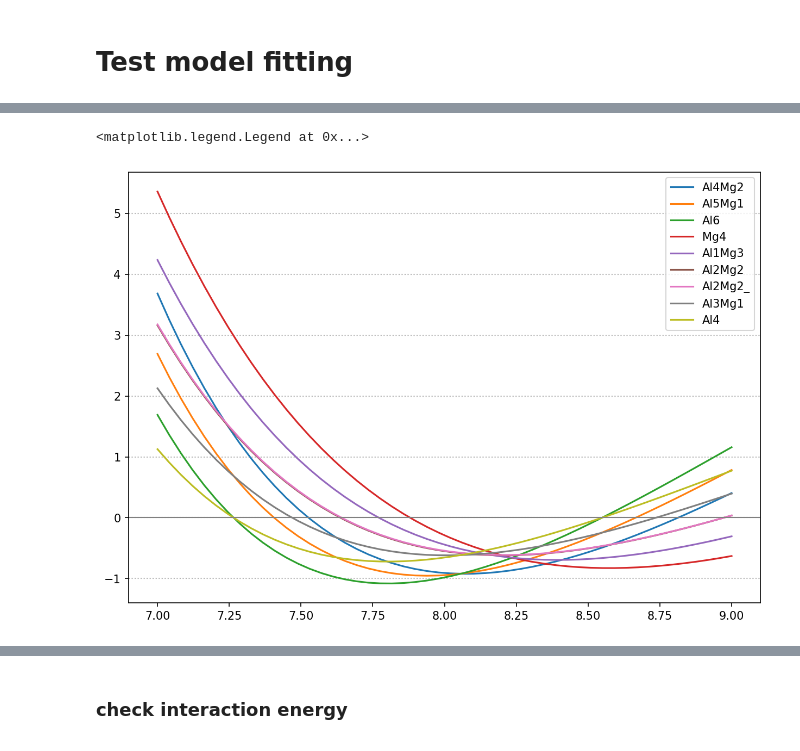
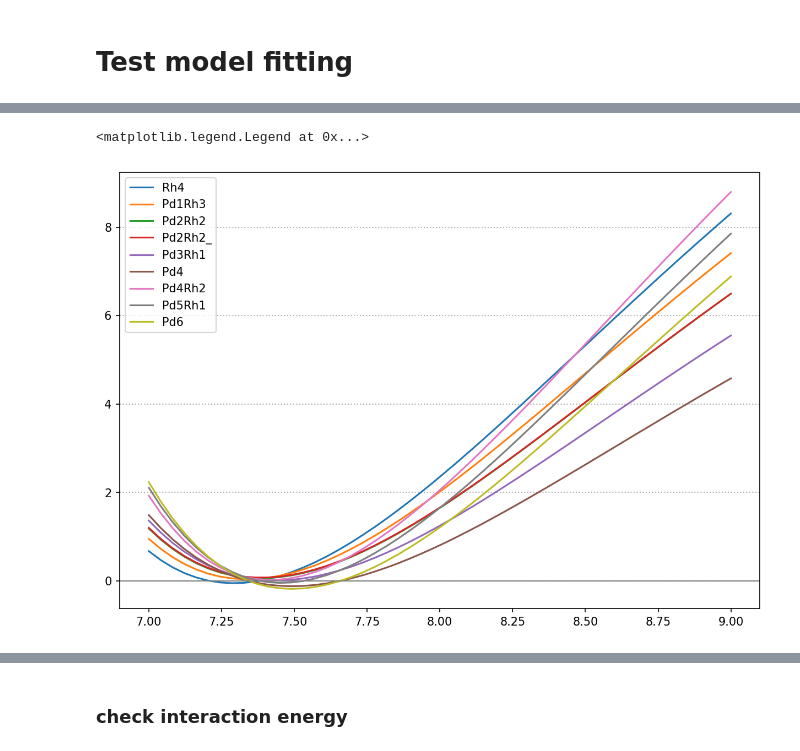
Before and after one commit to kidddddd1984/CVM, a Jupyter notebook: samples/tetrahedron.ipynb, the cells around one changed output, grey strips where cells are left out. Cells and saved outputs as stored; diff of their text form; code cells hidden in the pictures.

```diff
--- a/samples/tetrahedron.ipynb
+++ b/samples/tetrahedron.ipynb
@@ -75,8 +76,8 @@ def process(meta, *results, experiment=None):
 # %% [markdown]
 # Reading input set
 # %%
-tetra = Tetrahedron.from_input_set('AlMg')
-# tetra = Tetrahedron.from_input_set('PdRh')
+# tetra = Tetrahedron.from_input_set('AlMg')
+tetra = Tetrahedron.from_input_set('PdRh')
 
 with cvm_context(simple_print='True'):
     print(tetra)
@@ -129,21 +178,19 @@ The results are shifted by stripping the values of minimum energy of *Host* and
 # %%
-from collections import OrderedDict
-
 plt.figure(figsize=(10, 7), dpi=150)
 
 # ls = np.linspace(6.8, 8.0, 50)
 ls = np.linspace(7.0, 9.0, 50)
 ls_ = UnitConvert.lc2ad(ls)
 
 sample = tetra.tag_800k
 for k, v in sample.items():
-    t = [v(T=700, r=r) for r in ls_]
+    t = [v(T=300, r=r) for r in ls_]
     plt.plot(ls, t, label=k)
 
 plt.axhline(y=0, color='gray', ls='-', lw=1.0)
 plt.grid(axis='y', linestyle=':', linewidth=1)
 # plt.ylim(-1.2, 5)
 plt.legend()
 # %% [output]
 <matplotlib.legend.Legend at 0x...>
-[figure, old version]
+[figure, new version]
```
Also changed, not shown: parts of 24 cells of this notebook, 11 other files.
